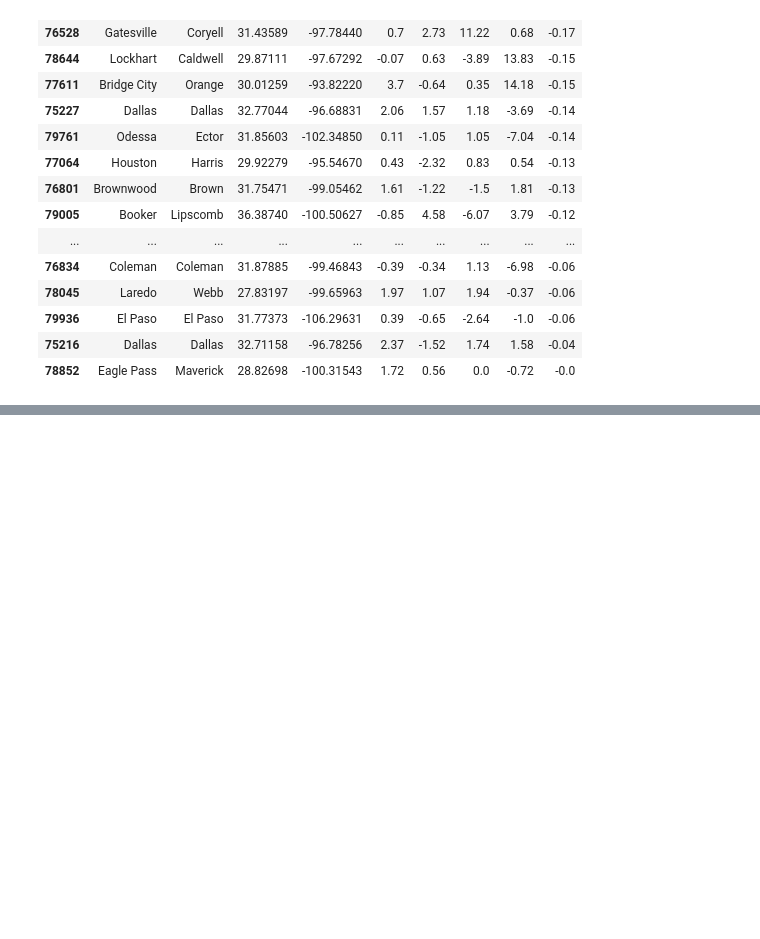
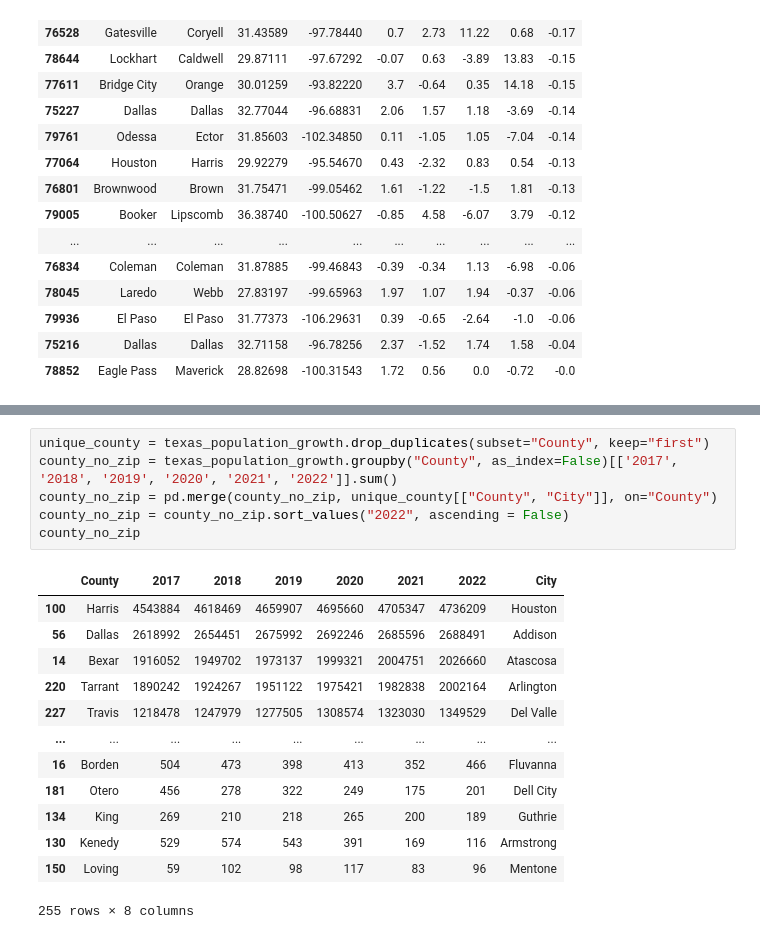
Before and after one commit to CaseyScow/Census-analysis, a Jupyter notebook: Texas_Zip_Pop.ipynb, the cells around one changed output, grey strips where cells are left out. Saved outputs shown, nothing was run; the diff lists cells and outputs as text; blank space fills up the shorter version.

Commit message:
Updating Texas_Zip_Pop

```diff
--- a/Texas_Zip_Pop.ipynb
+++ b/Texas_Zip_Pop.ipynb
@@ -323,0 +348,20 @@ plt.show()
+# %%
+unique_county = texas_population_growth.drop_duplicates(subset="County", keep="first")
+county_no_zip = texas_population_growth.groupby("County", as_index=False)[['2017', '2018', '2019', '2020', '2021', '2022']].sum()
+county_no_zip = pd.merge(county_no_zip, unique_county[["County", "City"]], on="County")
+county_no_zip = county_no_zip.sort_values("2022", ascending = False)
+county_no_zip
+# %% [output]
+|  | County | 2017 | 2018 | 2019 | 2020 | 2021 | 2022 | City |
+| 100 | Harris | 4543884 | 4618469 | 4659907 | 4695660 | 4705347 | 4736209 | Houston |
+| 56 | Dallas | 2618992 | 2654451 | 2675992 | 2692246 | 2685596 | 2688491 | Addison |
+| 14 | Bexar | 1916052 | 1949702 | 1973137 | 1999321 | 2004751 | 2026660 | Atascosa |
+| 220 | Tarrant | 1890242 | 1924267 | 1951122 | 1975421 | 1982838 | 2002164 | Arlington |
+| 227 | Travis | 1218478 | 1247979 | 1277505 | 1308574 | 1323030 | 1349529 | Del Valle |
+| ... | ... | ... | ... | ... | ... | ... | ... | ... |
+| 16 | Borden | 504 | 473 | 398 | 413 | 352 | 466 | Fluvanna |
+| 181 | Otero | 456 | 278 | 322 | 249 | 175 | 201 | Dell City |
+| 134 | King | 269 | 210 | 218 | 265 | 200 | 189 | Guthrie |
+| 130 | Kenedy | 529 | 574 | 543 | 391 | 169 | 116 | Armstrong |
+| 150 | Loving | 59 | 102 | 98 | 117 | 83 | 96 | Mentone |
+255 rows × 8 columns
```
Also changed, not shown: parts of 6 cells of this notebook.
